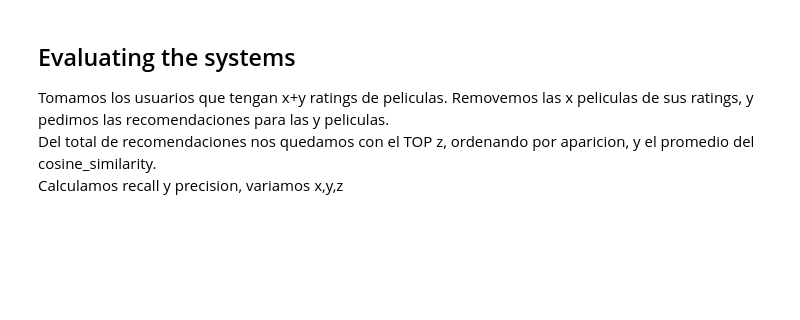
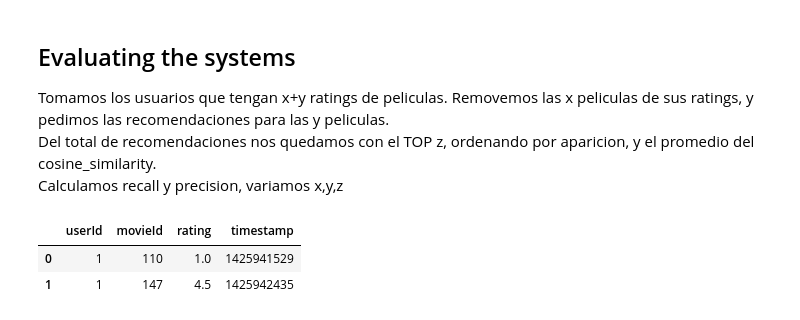
Before and after one commit to mnPanic/aa-tp, a Jupyter notebook: Movies.ipynb, the cells around one changed output. Cells and saved outputs as stored; diff of their text form; code cells hidden in the pictures; blank space fills up the shorter version.

```diff
--- a/Movies.ipynb
+++ b/Movies.ipynb
@@ -341,0 +359,8 @@ Calculamos recall y precision, variamos x,y,z
+# %%
+user_ratings = pd.read_csv("../archive/ratings.csv")
+# %%
+user_ratings.head(2)
+# %% [output]
+|  | userId | movieId | rating | timestamp |
+| 0 | 1 | 110 | 1.0 | 1425941529 |
+| 1 | 1 | 147 | 4.5 | 1425942435 |
```
Also changed, not shown: parts of 4 cells of this notebook, 1 other file.
